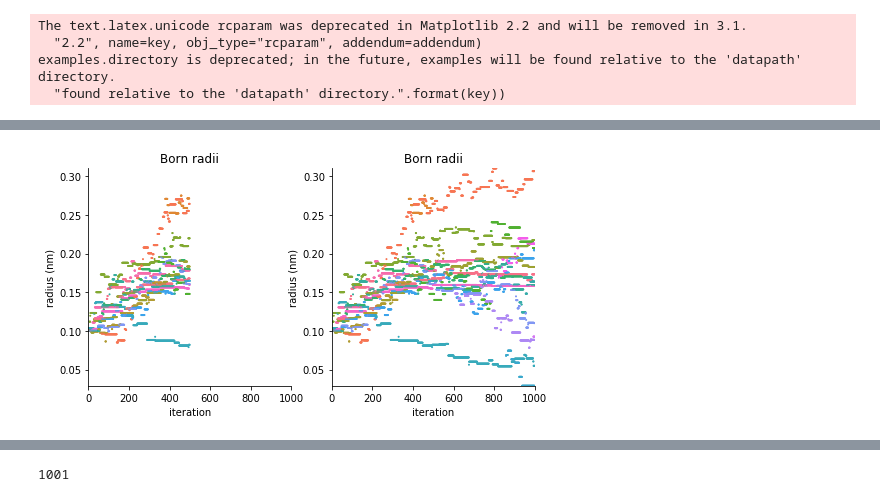
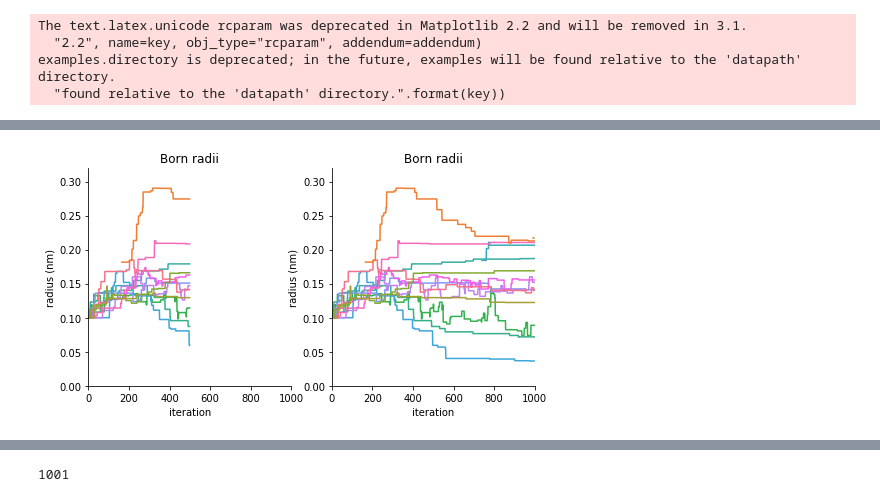
Before and after one commit to openforcefield/bayes-implicit-solvent, a Jupyter notebook: notebooks/plot rjmc typing trees.ipynb, the cells around one changed output, grey strips where cells are left out. Drawn from its saved outputs; the diff is of its cells as text; code cells hidden in the pictures.

Commit message:
update tree-rjmc demo + plotting script

```diff
--- a/notebooks/plot rjmc typing trees.ipynb
+++ b/notebooks/plot rjmc typing trees.ipynb
@@ -15,5 +14,5 @@ glob('../bayes_implicit_solvent/rjmc_experiments/tree_rjmc_run_*.pkl')
 # %%
-with open('../bayes_implicit_solvent/rjmc_experiments/tree_rjmc_run_64.pkl', 'rb') as f:
+with open('../bayes_implicit_solvent/rjmc_experiments/bugfixed_tree_rjmc_run_n_compounds=321_n_iter=1000_gaussian_ll.pkl', 'rb') as f:
     result = load(f)
 # %% [output]
 using the following decorators:
@@ -161,3 +163,15 @@ for i in range(len(traj)):
     x += [i] * len(radii)
     y += radii
     c += [color_dict[t] for t in tree.ordered_nodes]
+# %%
+# for line-plot representation
+x = np.arange(len(traj))
+ys = [np.zeros(len(traj)) * np.nan for _ in all_types]
+c = [color_dict[t] for t in all_types]
+
+type_dict = dict(zip(all_types, range(len(all_types))))
+
+for time, tree in enumerate(traj):
+    for n in tree.ordered_nodes:
+        i = type_dict[n]
+        ys[i][time] = tree.get_radius(n) / unit.nanometer
@@ -163,0 +225,3 @@ for i in range(len(traj)):
+# %%
+for i in range(len(all_types)):
+    plt.plot(x, ys[i], c=c[i])
@@ -164,31 +230,41 @@ for i in range(len(traj)):
 # %%
-def plot_radii(ax, up_to_iteration=1000):
+def plot_radii_as_scatter(ax, up_to_iteration=1000):
 
     t = np.argmax(np.array(x) >= up_to_iteration)
 
     ax.scatter(x[:t], y[:t], s=1, color=c[:t])
     ax.set_xlim(0, len(traj))
-    ax.set_ylim(min(y), max(y))
+    ax.set_ylim(0, max(y) * 1.1)
     ax.set_xlabel('iteration')
     ax.set_ylabel('radius (nm)')
 
     ax.set_title('Born radii')
 
+def plot_radii(ax, up_to_iteration=1000):
+
+    for i in range(len(all_types)):
+        ax.plot(x[:up_to_iteration], ys[i][:up_to_iteration], c=c[i])
+    ax.set_xlim(0, len(traj))
+    ax.set_ylim(0, max(y) * 1.1)
+    ax.set_xlabel('iteration')
+    ax.set_ylabel('radius (nm)')
+
+    ax.set_title('Born radii')
 
 def prettify_axes(ax):
     ax.spines['top'].set_visible(False)
     ax.spines['right'].set_visible(False)
 
 plt.figure(figsize=(8,4))
 ax = plt.subplot(1,2,1)
 plot_radii(ax, 500)
 prettify_axes(ax)
 
 ax = plt.subplot(1,2,2)
 plot_radii(ax)
 prettify_axes(ax)
 # %% [output]
-[figure, old version]
+[figure, new version]
 # %%
 node_color = [color_dict[n] for n in tree.G.nodes()]
 import networkx as nx
```
Also changed, not shown: parts of 36 cells of this notebook, 4 other files.
